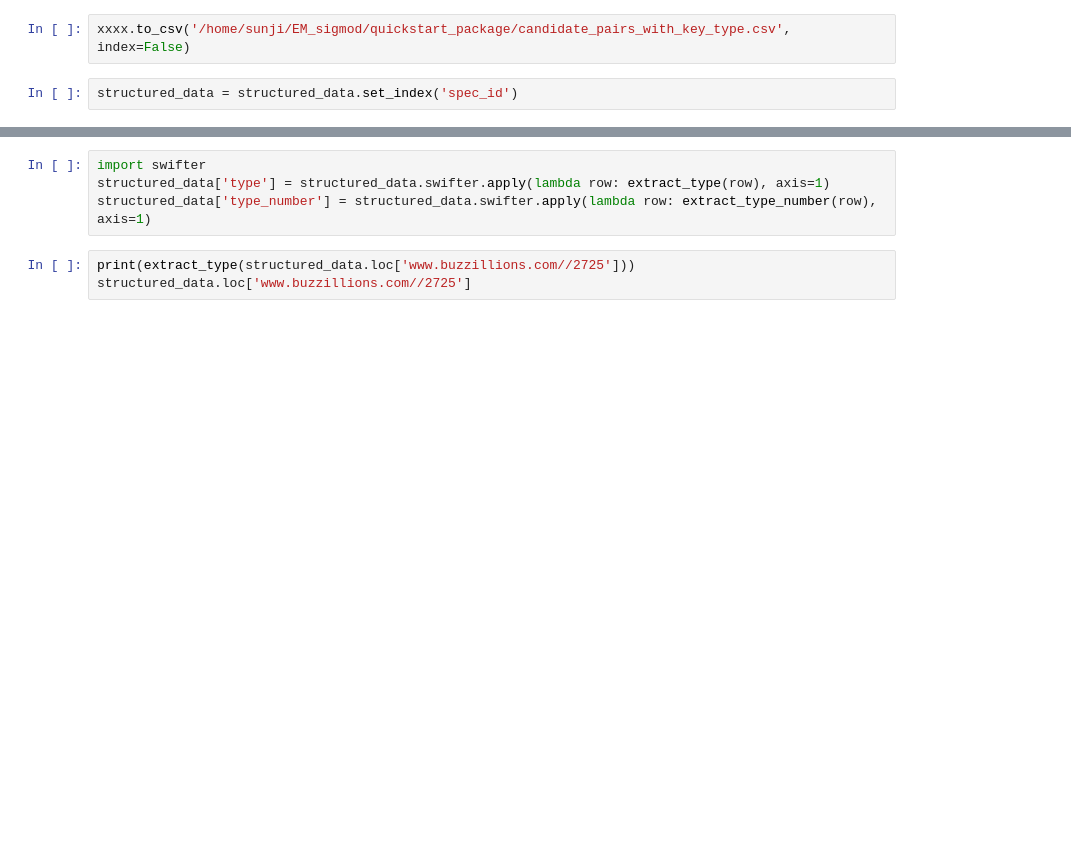
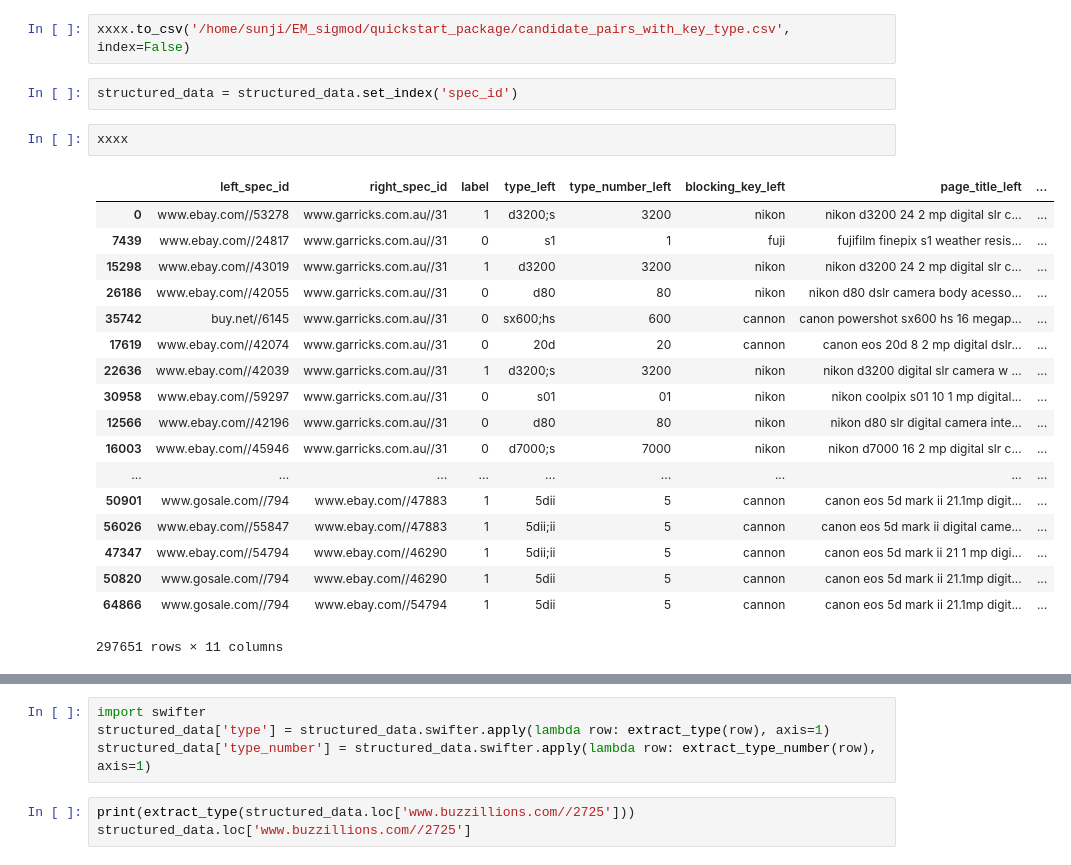
Before and after one commit to greatji/SigmodProgrammingContest2020_code, a Jupyter notebook: Model_1.ipynb, the cells around one changed output, grey strips where cells are left out. Drawn from its saved outputs; the diff is of its cells as text; blank space fills up the shorter version.

```diff
--- a/Model_1.ipynb
+++ b/Model_1.ipynb
@@ -545,3 +545,24 @@ xxxx.to_csv('/home/sunji/EM_sigmod/pairs_with_key_type.csv', index=False)
 xxxx.to_csv('/home/sunji/EM_sigmod/quickstart_package/candidate_pairs_with_key_type.csv', index=False)
 # %%
 structured_data = structured_data.set_index('spec_id')
+# %%
+xxxx
+# %% [output]
+|  | left_spec_id | right_spec_id | label | type_left | type_number_left | blocking_key_left | page_title_left | ... |
+| 0 | www.ebay.com//53278 | www.garricks.com.au//31 | 1 | d3200;s | 3200 | nikon | nikon d3200 24 2 mp digital slr c... | ... |
+| 7439 | www.ebay.com//24817 | www.garricks.com.au//31 | 0 | s1 | 1 | fuji | fujifilm finepix s1 weather resis... | ... |
+| 15298 | www.ebay.com//43019 | www.garricks.com.au//31 | 1 | d3200 | 3200 | nikon | nikon d3200 24 2 mp digital slr c... | ... |
+| 26186 | www.ebay.com//42055 | www.garricks.com.au//31 | 0 | d80 | 80 | nikon | nikon d80 dslr camera body acesso... | ... |
+| 35742 | buy.net//6145 | www.garricks.com.au//31 | 0 | sx600;hs | 600 | cannon | canon powershot sx600 hs 16 megap... | ... |
+| 17619 | www.ebay.com//42074 | www.garricks.com.au//31 | 0 | 20d | 20 | cannon | canon eos 20d 8 2 mp digital dslr... | ... |
+| 22636 | www.ebay.com//42039 | www.garricks.com.au//31 | 1 | d3200;s | 3200 | nikon | nikon d3200 digital slr camera w ... | ... |
+| 30958 | www.ebay.com//59297 | www.garricks.com.au//31 | 0 | s01 | 01 | nikon | nikon coolpix s01 10 1 mp digital... | ... |
+| 12566 | www.ebay.com//42196 | www.garricks.com.au//31 | 0 | d80 | 80 | nikon | nikon d80 slr digital camera inte... | ... |
+| 16003 | www.ebay.com//45946 | www.garricks.com.au//31 | 0 | d7000;s | 7000 | nikon | nikon d7000 16 2 mp digital slr c... | ... |
+| ... | ... | ... | ... | ... | ... | ... | ... | ... |
+| 50901 | www.gosale.com//794 | www.ebay.com//47883 | 1 | 5dii | 5 | cannon | canon eos 5d mark ii 21.1mp digit... | ... |
+| 56026 | www.ebay.com//55847 | www.ebay.com//47883 | 1 | 5dii;ii | 5 | cannon | canon eos 5d mark ii digital came... | ... |
+| 47347 | www.ebay.com//54794 | www.ebay.com//46290 | 1 | 5dii;ii | 5 | cannon | canon eos 5d mark ii 21 1 mp digi... | ... |
+| 50820 | www.gosale.com//794 | www.ebay.com//46290 | 1 | 5dii | 5 | cannon | canon eos 5d mark ii 21.1mp digit... | ... |
+| 64866 | www.gosale.com//794 | www.ebay.com//54794 | 1 | 5dii | 5 | cannon | canon eos 5d mark ii 21.1mp digit... | ... |
+297651 rows × 11 columns
```
Also changed, not shown: parts of 7 cells of this notebook, 1 other file.
